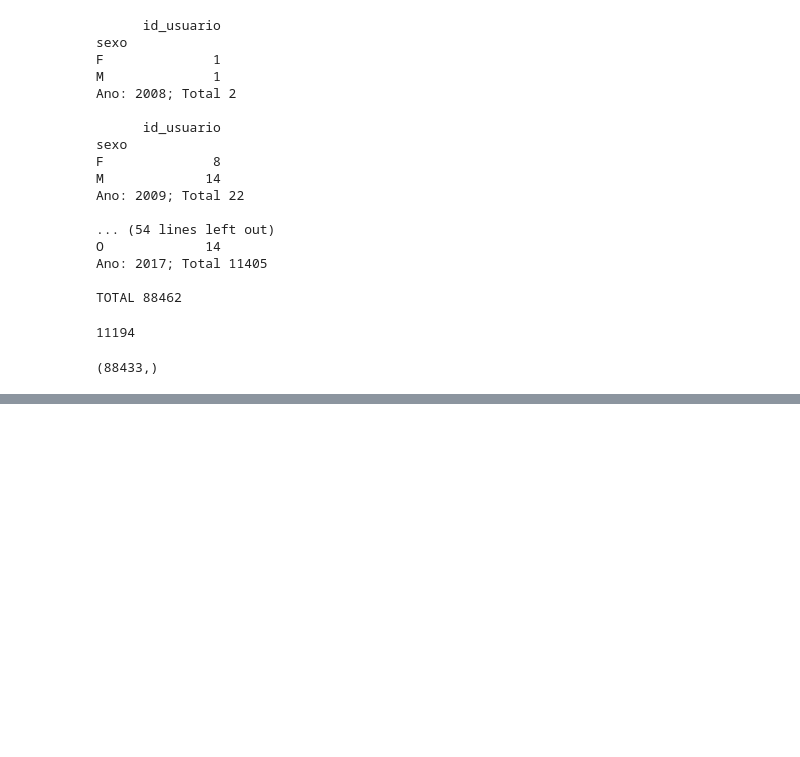
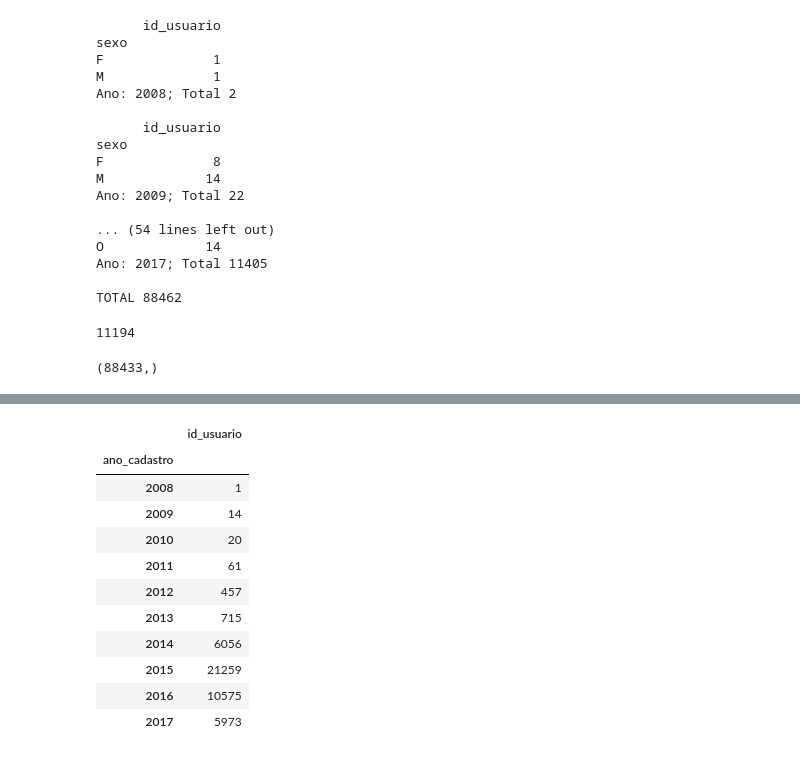
Before and after one commit to omadson/PhD, a Jupyter notebook: notebooks/create_new_datasets.ipynb, the cells around one changed output, grey strips where cells are left out. Saved outputs shown, nothing was run; the diff lists cells and outputs as text; code cells hidden in the pictures; blank space fills up the shorter version.

```diff
--- a/notebooks/create_new_datasets.ipynb
+++ b/notebooks/create_new_datasets.ipynb
@@ -317,0 +362,17 @@ all_data['id_usuario'].unique().shape
+# %%
+dataset1 = aaa.groupby(by='ano_cadastro', as_index=True).agg({'id_usuario': pd.Series.nunique})
+# %%
+dataset1
+# %% [output]
+|  | id_usuario |
+| ano_cadastro |  |
+| 2008 | 1 |
+| 2009 | 14 |
+| 2010 | 20 |
+| 2011 | 61 |
+| 2012 | 457 |
+| 2013 | 715 |
+| 2014 | 6056 |
+| 2015 | 21259 |
+| 2016 | 10575 |
+| 2017 | 5973 |
```
Also changed, not shown: parts of 6 cells of this notebook, 2 other files.
